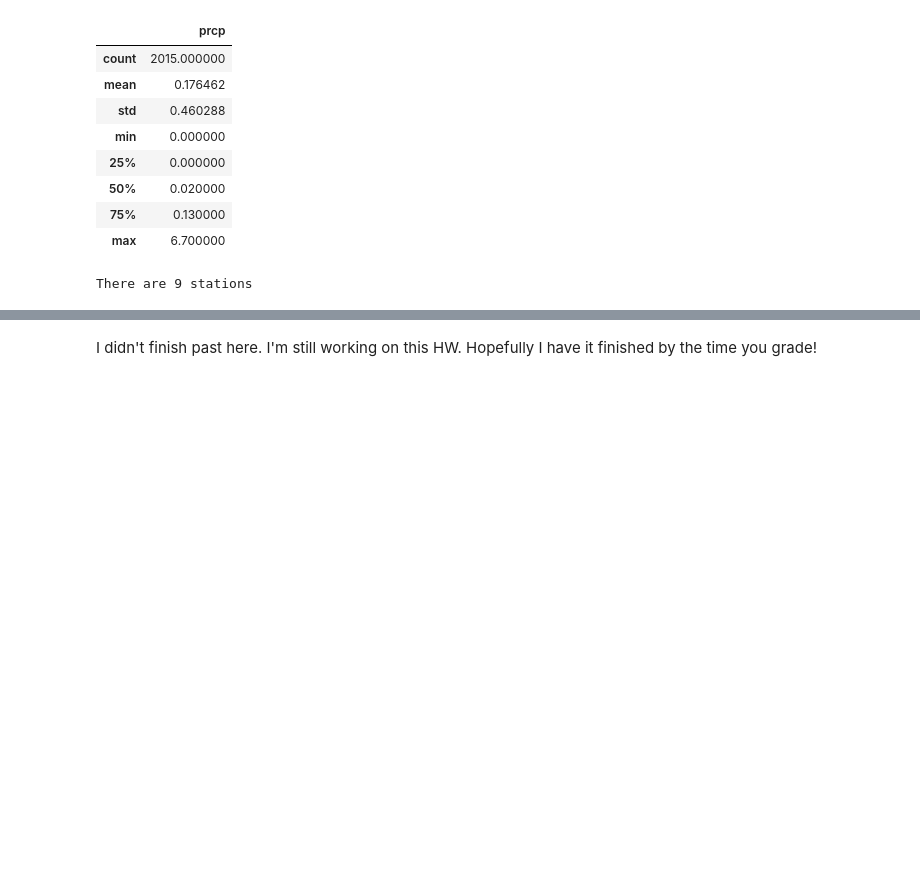
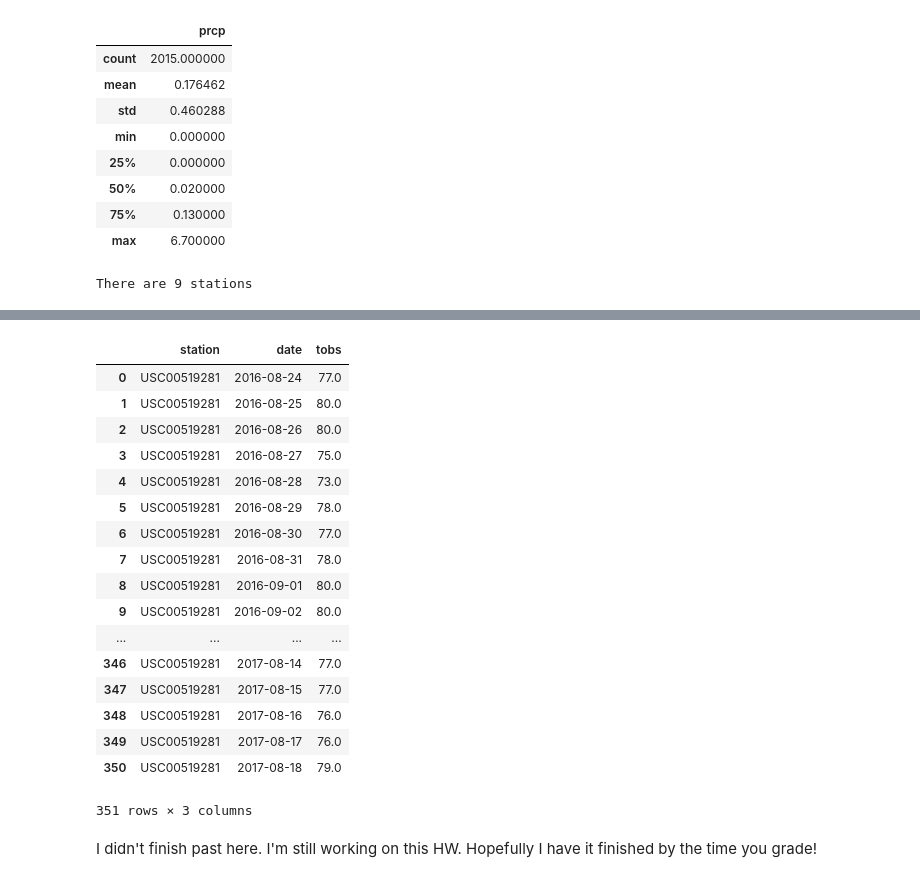
Before and after one commit to Jonheston/SQLAlchemyHW, a Jupyter notebook: climate_starter.ipynb, the cells around one changed output, grey strips where cells are left out. Cells and saved outputs as stored; diff of their text form; code cells hidden in the pictures; blank space fills up the shorter version.

```diff
--- a/climate_starter.ipynb
+++ b/climate_starter.ipynb
@@ -93,2 +121,32 @@ There are 9 stations
+# %%
+# Choose the station with the highest number of temperature observations.
+# Query the last 12 months of temperature observation data for this station and plot the results as a histogram
+most_active_year = session.query(Measurement.station, Measurement.date, Measurement.tobs).\
+    filter(Measurement.station == "USC00519281").\
+    filter(Measurement.date > year_ago).\
+    order_by(Measurement.date).all()
+
+most_active_year = pd.DataFrame(most_active_year)
+
+most_active_year
+# %% [output]
+|  | station | date | tobs |
+| 0 | USC00519281 | 2016-08-24 | 77.0 |
+| 1 | USC00519281 | 2016-08-25 | 80.0 |
+| 2 | USC00519281 | 2016-08-26 | 80.0 |
+| 3 | USC00519281 | 2016-08-27 | 75.0 |
+| 4 | USC00519281 | 2016-08-28 | 73.0 |
+| 5 | USC00519281 | 2016-08-29 | 78.0 |
+| 6 | USC00519281 | 2016-08-30 | 77.0 |
+| 7 | USC00519281 | 2016-08-31 | 78.0 |
+| 8 | USC00519281 | 2016-09-01 | 80.0 |
+| 9 | USC00519281 | 2016-09-02 | 80.0 |
+| ... | ... | ... | ... |
+| 346 | USC00519281 | 2017-08-14 | 77.0 |
+| 347 | USC00519281 | 2017-08-15 | 77.0 |
+| 348 | USC00519281 | 2017-08-16 | 76.0 |
+| 349 | USC00519281 | 2017-08-17 | 76.0 |
+| 350 | USC00519281 | 2017-08-18 | 79.0 |
+351 rows × 3 columns
 # %% [markdown]
 I didn't finish past here. I'm still working on this HW. Hopefully I have it finished by the time you grade!
```
Also changed, not shown: parts of 5 cells of this notebook.
